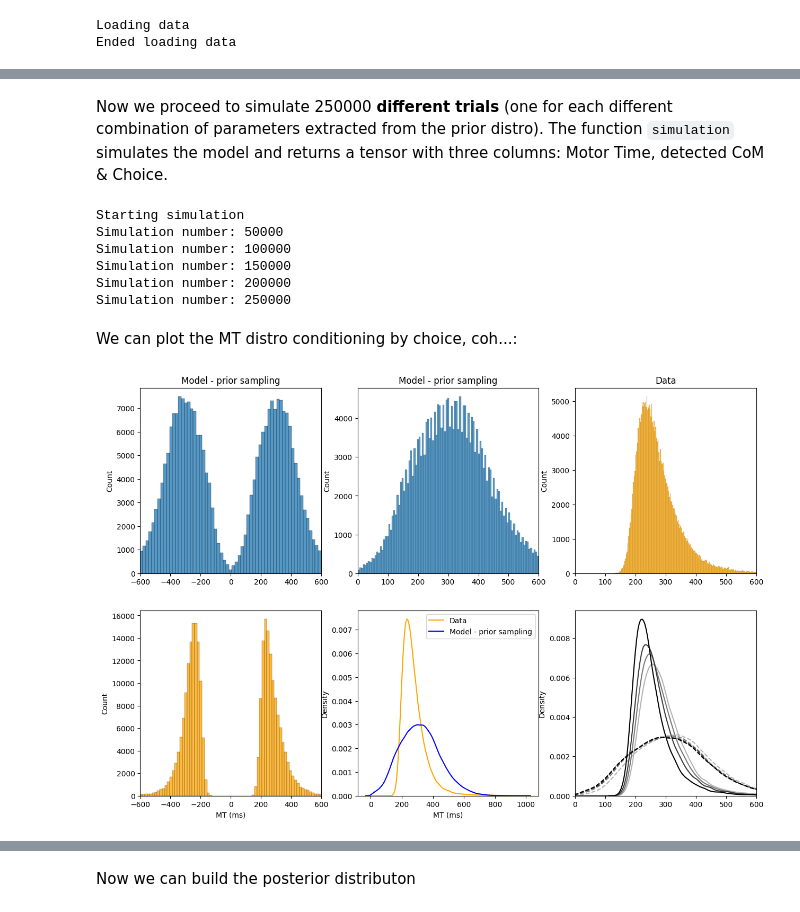
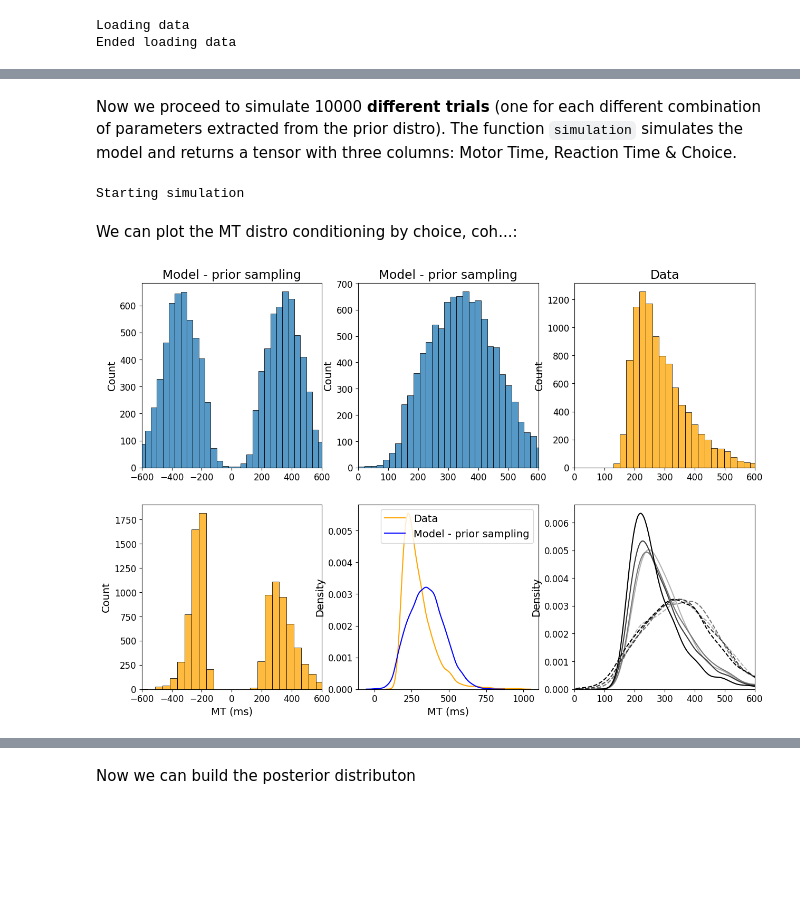
Before and after one commit to PastorJordi/custom_utils, a Jupyter notebook: notebooks/MNLE application.ipynb, the cells around one changed output, grey strips where cells are left out. Drawn from its saved outputs; the diff is of its cells as text; code cells hidden in the pictures; blank space fills up the shorter version.

Commit message:
worked on notebooks for figures/MNLE

````diff
--- a/notebooks/MNLE application.ipynb
+++ b/notebooks/MNLE application.ipynb
@@ -34,11 +52,13 @@ from utilsJ.Models.optimization import simulation
 # DATA_FOLDER = 'C:/Users/Alexandre/Desktop/CRM/Alex/paper/data/'  # Alex
 # DATA_FOLDER = '/home/garciaduran/data/'  # Cluster Alex
 # DATA_FOLDER = '/home/jordi/DATA/Documents/changes_of_mind/data_clean/'  # Jordi
-DATA_FOLDER = 'C:/Users/agarcia/Desktop/CRM/Alex/paper/data/'  # Alex CRM
+# DATA_FOLDER = 'C:/Users/agarcia/Desktop/CRM/Alex/paper/data/'  # Alex CRM
+DATA_FOLDER = 'C:/Users/alexg/Onedrive/Escritorio/CRM/data/'  # Alex
 
 # SV_FOLDER = 'C:/Users/Alexandre/Desktop/CRM/Results_LE43/'  # Alex
 # SV_FOLDER = '/home/garciaduran/opt_results/'  # Cluster Alex
 # SV_FOLDER = '/home/jordi/DATA/Documents/changes_of_mind/opt_results/'  # Jordi
-SV_FOLDER = 'C:/Users/agarcia/Desktop/CRM/Alex/paper/'  # Alex CRM
+# SV_FOLDER = 'C:/Users/agarcia/Desktop/CRM/Alex/paper/'  # Alex CRM
+SV_FOLDER = 'C:/Users/alexg/Onedrive/Escritorio/CRM/'  # Alex
 # %%
 BINS = np.arange(1, 320, 20)
@@ -110,6 +132,6 @@ theta_o = prior.sample((1,))
 labels = ['prior weight', 'stim weight', 'EA bound', 'CoM bound', 't aff', 't eff', 'tAction', 'intercept AI', 'slope AI',
           'AI bound', 'DV weight 1st readout', 'DV weight 2nd readout', 'leak', 'MT noise std', 'MT offset', 'MT slope T.I.']
 # 3. define all theta space with samples from prior
-num_simulations = 250000
+num_simulations = 10_000
 theta_all = prior.sample((num_simulations,))
 # %% [markdown]
@@ -126,5 +149,5 @@ plt.show()
 # %% [markdown]
-Now we proceed to simulate 250000 <b>different trials</b> (one for each different combination of parameters extracted from the prior distro). The function ```simulation``` simulates the model and returns a tensor with three columns: Motor Time, detected CoM & Choice.
+Now we proceed to simulate 10000 <b>different trials</b> (one for each different combination of parameters extracted from the prior distro). The function ```simulation``` simulates the model and returns a tensor with three columns: Motor Time, Reaction Time & Choice.
 # %%
 # Prepare data:
 coh = np.resize(coh, num_simulations)
@@ -145,7 +167,7 @@ x_o = x_o.to(torch.float32)
 # run simulations
 x = torch.tensor(())
 print('Starting simulation')
-for i_t, theta in enumerate(theta_all):
+for i_t, theta in enumerate(theta_all):  # for each set of parameters and experimental conditions, simulate
     if (i_t+1) % 50000 == 0 and i_t != 0:
         print('Simulation number: ' + str(i_t+1))
     p_w_zt = float(theta[0])
@@ -176,50 +198,45 @@ for i_t, theta in enumerate(theta_all):
                             rms_comparison=False,
                             num_times_tr=num_times_tr, mnle=True)
     except ValueError:
-        x_temp = torch.tensor([[np.nan, np.nan]])
+        x_temp = torch.tensor([[np.nan, np.nan, np.nan]])
     x = torch.cat((x, x_temp))
 x = x.to(torch.float32)
 # %% [output]
 Starting simulation
-Simulation number: 50000
-Simulation number: 100000
-Simulation number: 150000
-Simulation number: 200000
-Simulation number: 250000
 # %% [markdown]
 We can plot the MT distro conditioning by choice, coh...:
 # %%
 x_syn_1d = x.clone().detach()
-x_syn_1d[x_syn_1d[:, 1] < 2, 0] *= -1
+x_syn_1d[x_syn_1d[:, 2] < 1, 0] *= -1
 mt_sign = np.copy(mt[:num_simulations]*1e3)
 mt_sign[choice[:num_simulations] == 0] *= -1
 fig, ax = plt.subplots(nrows=2, ncols=3, figsize=(15, 10))
 ax = ax.flatten()
-sns.histplot(x_syn_1d[:, 0], ax=ax[0])
-sns.histplot(x[:,0], ax=ax[1])
-sns.histplot(mt*1e3, color='orange', ax=ax[2])
-sns.histplot(mt_sign, color='orange', ax=ax[3])
+sns.histplot(x_syn_1d[:, 0], ax=ax[0], bins=40)
+sns.histplot(x[:,0], ax=ax[1], bins=40)
+sns.histplot(mt*1e3, color='orange', ax=ax[2], bins=40)
+sns.histplot(mt_sign, color='orange', ax=ax[3], bins=40)
 sns.kdeplot(mt*1e3, color='orange', ax=ax[4], label='Data')
 sns.kdeplot(x[:,0], color='blue', ax=ax[4], label='Model - prior sampling')
 ax[4].legend()
 ax[1].set_title('Model - prior sampling')
 ax[0].set_title('Model - prior sampling')
 ax[2].set_title('Data')
 ax[3].set_xlabel('MT (ms)')
 ax[4].set_xlabel('MT (ms)')
 for i in range(2):
     ax[i+1].set_xlim(0, 600)
 ax[3].set_xlim(-600, 600)
 ax[0].set_xlim(-600, 600)
 
 colormap = pl.cm.gist_gray_r(np.linspace(0.3, 1, 4))
 for iev, ev in enumerate([0, 0.25, 0.5, 1]):
     index = np.abs(coh) == ev
     sns.kdeplot(mt[np.abs(coh) == ev]*1e3, color=colormap[iev], ax=ax[5])
     sns.kdeplot(x[np.abs(coh[:len(x)]) == ev, 0], color=colormap[iev], ax=ax[5], linestyle='--')
 ax[5].set_xlim(0, 600)
 plt.show()
 # %% [output]
-[figure, old version]
+[figure, new version]
 # %%
 assert x.shape == x_o.shape
````
Also changed, not shown: parts of 33 cells of this notebook, 9 other files.
